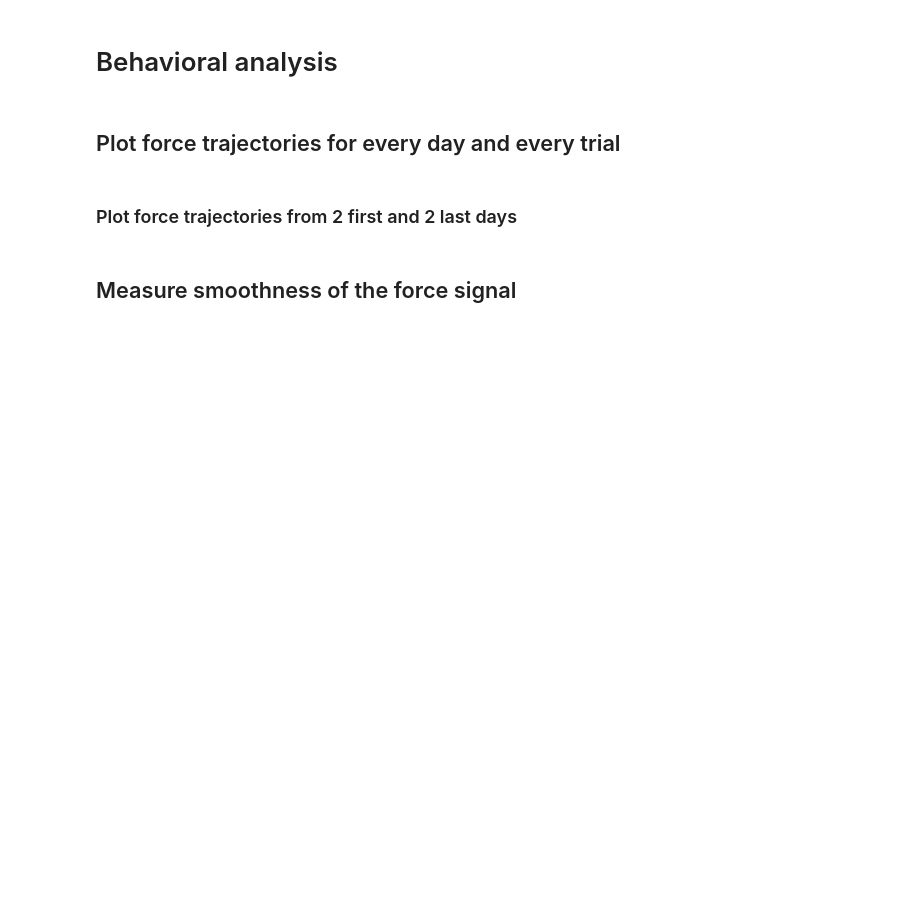
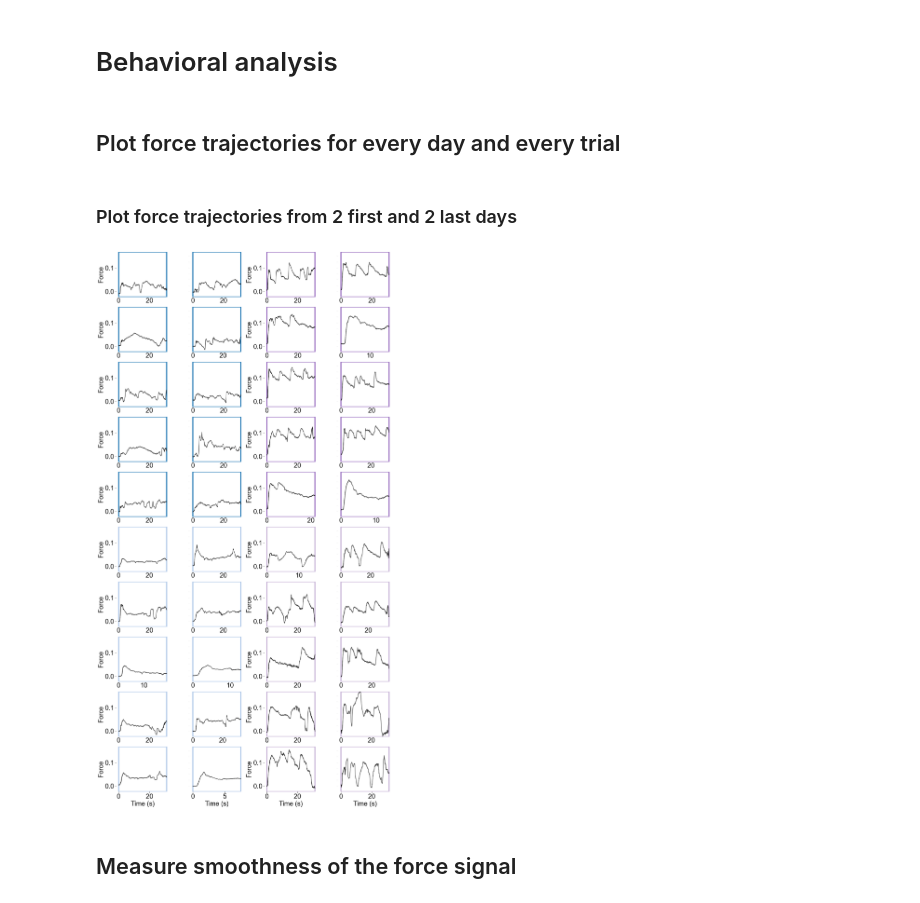
Before and after one commit to natmtc/flexible-motoneuron-control, a Jupyter notebook: Experimental_data_analysis_test.ipynb, the cells around one changed output. Cells and saved outputs as stored; diff of their text form; code cells hidden in the pictures; blank space fills up the shorter version.

```diff
--- a/Experimental_data_analysis_test.ipynb
+++ b/Experimental_data_analysis_test.ipynb
@@ -810,8 +811,10 @@ plt.show()
 # %% [markdown]
 ### Plot force trajectories from 2 first and 2 last days
 # %%
-# from functions_experimental_data_Bräckleinexp.force_trajectories import *
-# plot_force_trials(directory_path="/Users/nmt121/Desktop/DATA/S7",output_path="/Users/nmt121/Desktop/Figures/S7force.pdf")
+from functions_experimental_data_Bräckleinexp.force_trajectories import *
+plot_force_trials(directory_path="/Users/nmt121/Desktop/DATA/S7",output_path="/Users/nmt121/Desktop/Figures/S7force.pdf")
+# %% [output]
+[figure, added]
 # %% [markdown]
 ## Measure smoothness of the force signal
 # %%
```
Also changed, not shown: parts of 15 cells of this notebook, 2 other files.
